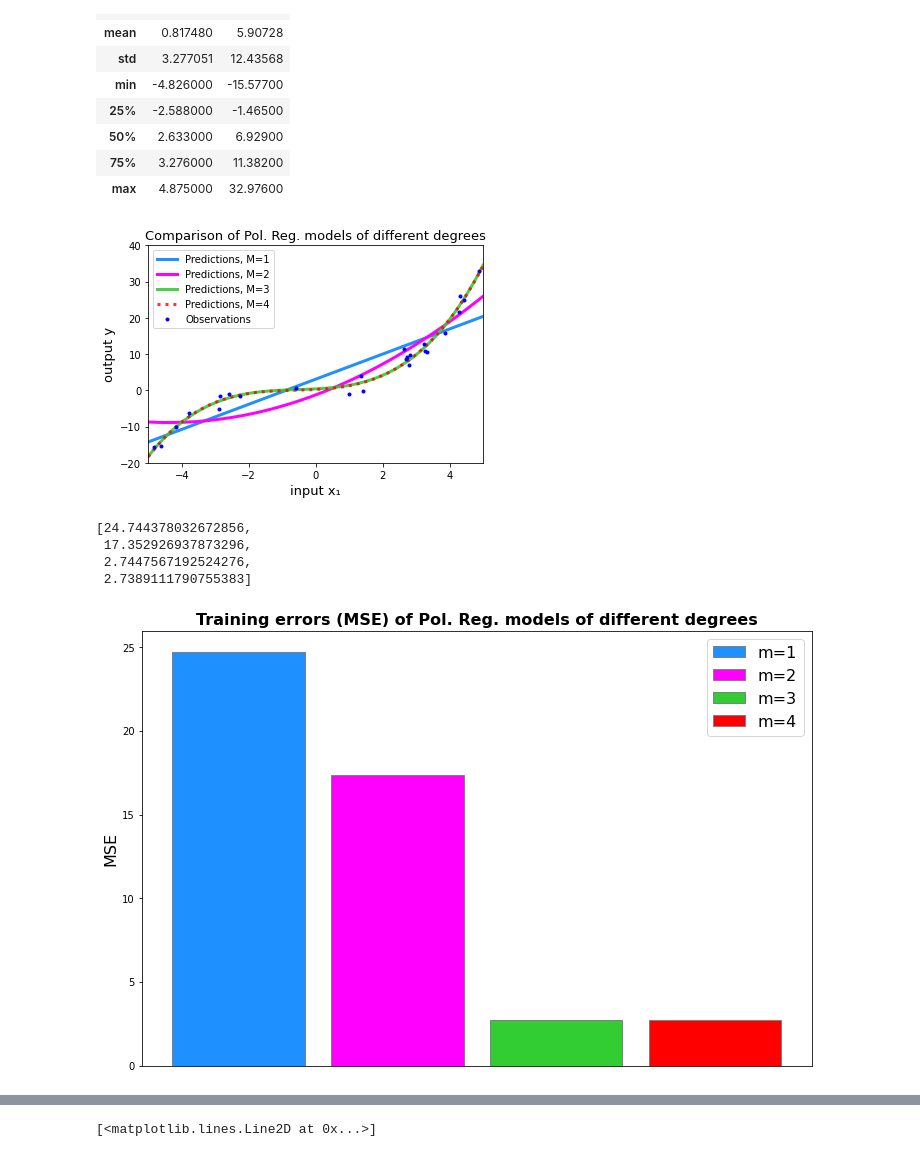
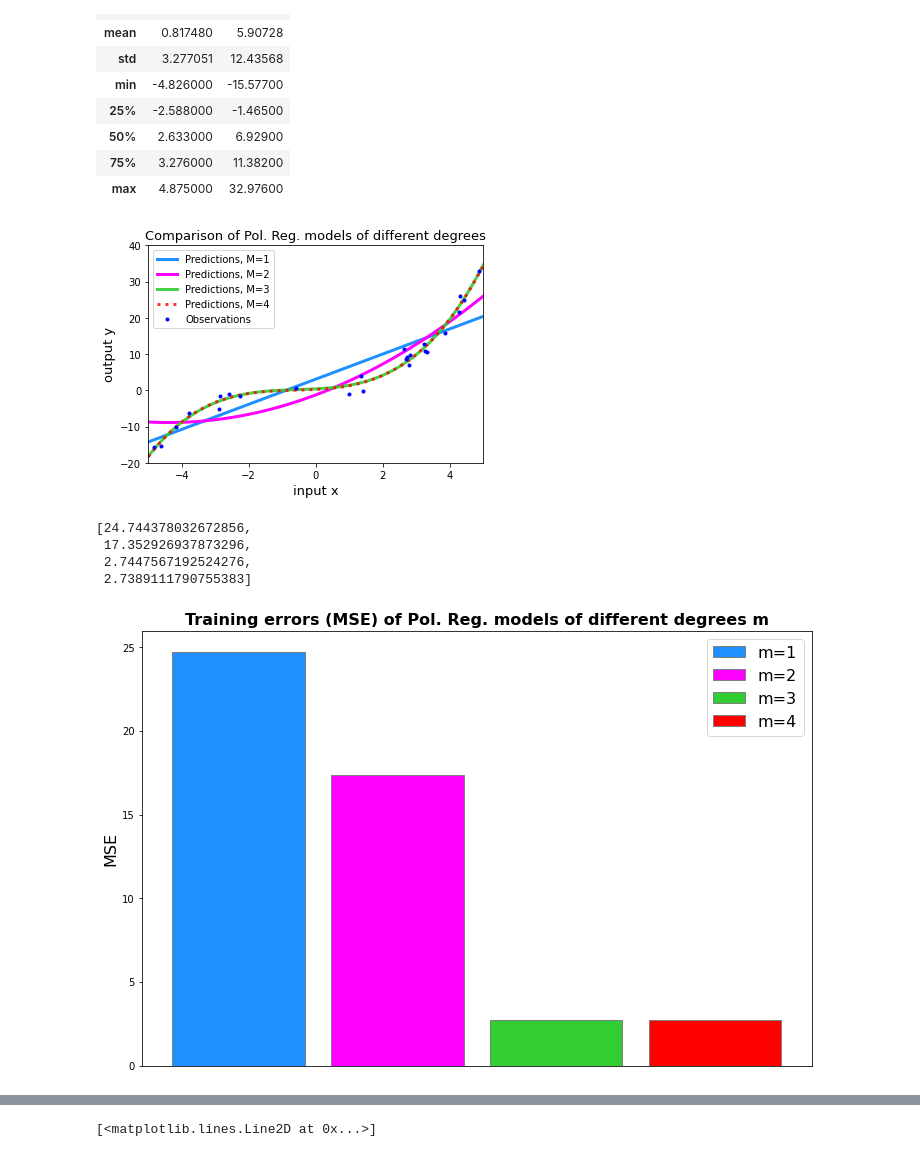
Before and after one commit to larswe/introductory-applied-machine-learning, a Jupyter notebook: Coursework 1/Untitled.ipynb, the cells around one changed output, grey strips where cells are left out. Drawn from its saved outputs; the diff is of its cells as text; code cells hidden in the pictures.

```diff
--- a/Coursework 1/Untitled.ipynb
+++ b/Coursework 1/Untitled.ipynb
@@ -191,14 +208,14 @@ leg = plt.legend()
 for line in leg.get_lines():
     line.set_linewidth(3.)
 plt.axis([-5, 5, -20, 40])
-plt.xlabel("input x\N{SUBSCRIPT ONE}", fontsize=13)
+plt.xlabel("input x", fontsize=13)
 plt.ylabel("output y", fontsize=13)
 plt.title("Comparison of Pol. Reg. models of different degrees", fontsize=13)
 for line in plt.gca().lines:
     line.set_linewidth(3.)
 plt.show()
 # %% [output]
-[figure, old version]
+[figure, new version]
 # %%
 errors = [mean_squared_error(y, models[i].predict(Phi_polys[i])) for i in range(len(models))]
 errors
@@ -210,26 +227,26 @@ errors
 # %%
 # set width of bar
 barWidth = 0.25
 fig = plt.subplots(figsize =(12, 8))
 
 # set height of bar
 heights = [[error] for error in errors]
 
 # Set position of bar on X axis
 brs = [0, 0.3, 0.6, 0.9]
 
 # Make the plot
 for i in range(len(models)):
     plt.bar(brs[i], heights[i], color =colours[i], width = barWidth,
         edgecolor ='grey', label ="m=" + str(i+1))
 
 plt.ylabel('MSE', fontsize=16)
 plt.xticks([])
 plt.legend(prop={'size': 16})
-plt.title("Training errors (MSE) of Pol. Reg. models of different degrees", fontsize=16, fontweight="bold")
+plt.title("Training errors (MSE) of Pol. Reg. models of different degrees m", fontsize=16, fontweight="bold")
 plt.show()
 # %% [output]
-[figure, old version]
+[figure, new version]
 # %%
 def single_rbf(x, c, alpha):
     return np.exp((-1/2) * (x-c)**2 / alpha**2)
```
Also changed, not shown: parts of 9 cells of this notebook, 6 other files.
